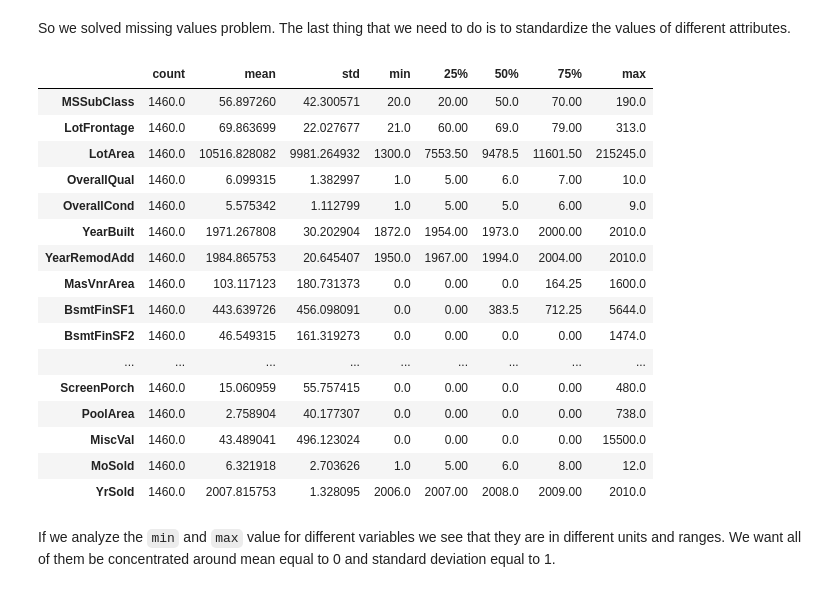
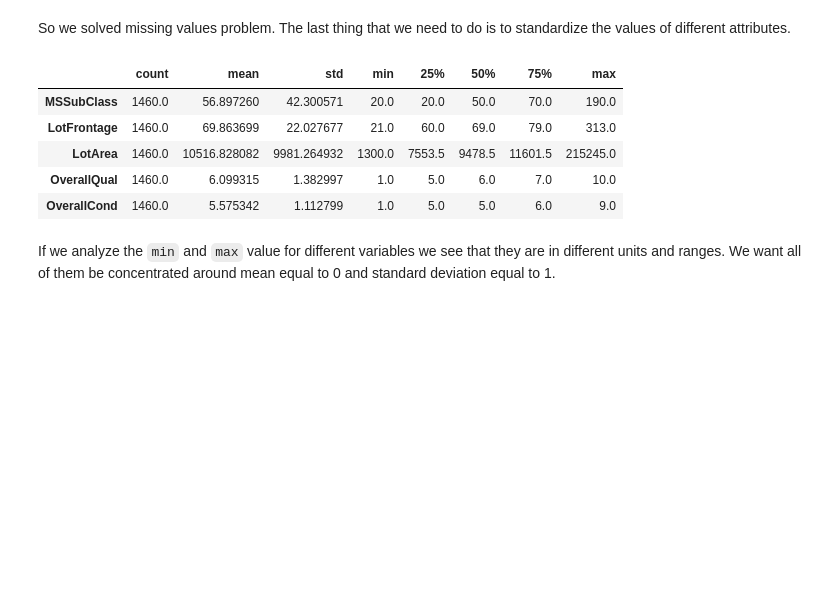
Before and after one commit to msznajder/ames_house_prices_kaggle, a Jupyter notebook: ames_house_prices_kaggle_competition.ipynb, the cells around one changed output. Drawn from its saved outputs; the diff is of its cells as text; code cells hidden in the pictures; blank space fills up the shorter version.

```diff
--- a/ames_house_prices_kaggle_competition.ipynb
+++ b/ames_house_prices_kaggle_competition.ipynb
@@ -274,7 +274,7 @@ memory usage: 422.1 KB
 # %% [markdown]
 First of all we need to get rid of `Id` variable which is not valuable for machine learning modelling purposes.
 # %%
-housing_train_copy = housing_train_copy.drop("Id", axis=1)
+housing_train_prepared = housing_train_prepared.drop("Id", axis=1)
 # %% [markdown]
 Next, in case of three attributes we deal with missing values `LotFrontage`, `MasVnrArea`, `GarageYrBlt`. Let's start with `GarageYrBlt`. It seems that `NaN` values here simply correspond with no garage built at the property.
 # %%
@@ -289,13 +289,13 @@ housing_copy[["GarageYrBlt", "GarageType"]][housing_copy["GarageYrBlt"].isnull()
 # %% [markdown]
 So we will solve the problem with either throing away these 81 cases with no garage, but this way we would discard one class of houses: properties without garages could have lower price which is very informative for our model. That is why we decide to fill all `Nan` values in this attribute with 0 meaning that no garage was built.
 # %%
-housing_train_copy["GarageYrBlt"] = housing_train_copy["GarageYrBlt"].fillna(0)
+housing_train_prepared["GarageYrBlt"] = housing_train_prepared["GarageYrBlt"].fillna(0)
 # %% [markdown]
 The other two variables `LotFrontage`, `MasVnrArea` missing values are measurements of linear feet of street connected to property and masonry veneer area in square feet. We miss these measurements so we will fill them with median value for these variables.
 # %%
-median_lot_frontage = housing_train_copy["LotFrontage"].median()
-housing_train_copy["LotFrontage"] = housing_train_copy["LotFrontage"].fillna(median_lot_frontage)
+median_lot_frontage = housing_train_prepared["LotFrontage"].median()
+housing_train_prepared["LotFrontage"] = housing_train_prepared["LotFrontage"].fillna(median_lot_frontage)
 # %%
-median_mas_vnr_area = housing_train_copy["MasVnrArea"].median()
-housing_train_copy["MasVnrArea"] = housing_train_copy["MasVnrArea"].fillna(median_mas_vnr_area)
+median_mas_vnr_area = housing_train_prepared["MasVnrArea"].median()
+housing_train_prepared["MasVnrArea"] = housing_train_prepared["MasVnrArea"].fillna(median_mas_vnr_area)
 # %%
@@ -321,25 +321,14 @@ memory usage: 410.7 KB
 # %% [markdown]
 So we solved missing values problem. The last thing that we need to do is to standardize the values of different attributes.
 # %%
-housing_train_copy.describe().transpose()
+housing_train_prepared.describe().transpose().head()
 # %% [output]
 |  | count | mean | std | min | 25% | 50% | 75% | max |
-| MSSubClass | 1460.0 | 56.897260 | 42.300571 | 20.0 | 20.00 | 50.0 | 70.00 | 190.0 |
-| LotFrontage | 1460.0 | 69.863699 | 22.027677 | 21.0 | 60.00 | 69.0 | 79.00 | 313.0 |
-| LotArea | 1460.0 | 10516.828082 | 9981.264932 | 1300.0 | 7553.50 | 9478.5 | 11601.50 | 215245.0 |
-| OverallQual | 1460.0 | 6.099315 | 1.382997 | 1.0 | 5.00 | 6.0 | 7.00 | 10.0 |
-| OverallCond | 1460.0 | 5.575342 | 1.112799 | 1.0 | 5.00 | 5.0 | 6.00 | 9.0 |
-| YearBuilt | 1460.0 | 1971.267808 | 30.202904 | 1872.0 | 1954.00 | 1973.0 | 2000.00 | 2010.0 |
-| YearRemodAdd | 1460.0 | 1984.865753 | 20.645407 | 1950.0 | 1967.00 | 1994.0 | 2004.00 | 2010.0 |
-| MasVnrArea | 1460.0 | 103.117123 | 180.731373 | 0.0 | 0.00 | 0.0 | 164.25 | 1600.0 |
-| BsmtFinSF1 | 1460.0 | 443.639726 | 456.098091 | 0.0 | 0.00 | 383.5 | 712.25 | 5644.0 |
-| BsmtFinSF2 | 1460.0 | 46.549315 | 161.319273 | 0.0 | 0.00 | 0.0 | 0.00 | 1474.0 |
-| ... | ... | ... | ... | ... | ... | ... | ... | ... |
-| ScreenPorch | 1460.0 | 15.060959 | 55.757415 | 0.0 | 0.00 | 0.0 | 0.00 | 480.0 |
-| PoolArea | 1460.0 | 2.758904 | 40.177307 | 0.0 | 0.00 | 0.0 | 0.00 | 738.0 |
-| MiscVal | 1460.0 | 43.489041 | 496.123024 | 0.0 | 0.00 | 0.0 | 0.00 | 15500.0 |
-| MoSold | 1460.0 | 6.321918 | 2.703626 | 1.0 | 5.00 | 6.0 | 8.00 | 12.0 |
-| YrSold | 1460.0 | 2007.815753 | 1.328095 | 2006.0 | 2007.00 | 2008.0 | 2009.00 | 2010.0 |
+| MSSubClass | 1460.0 | 56.897260 | 42.300571 | 20.0 | 20.0 | 50.0 | 70.0 | 190.0 |
+| LotFrontage | 1460.0 | 69.863699 | 22.027677 | 21.0 | 60.0 | 69.0 | 79.0 | 313.0 |
+| LotArea | 1460.0 | 10516.828082 | 9981.264932 | 1300.0 | 7553.5 | 9478.5 | 11601.5 | 215245.0 |
+| OverallQual | 1460.0 | 6.099315 | 1.382997 | 1.0 | 5.0 | 6.0 | 7.0 | 10.0 |
+| OverallCond | 1460.0 | 5.575342 | 1.112799 | 1.0 | 5.0 | 5.0 | 6.0 | 9.0 |
 # %% [markdown]
 If we analyze the `min` and `max` value for different variables we see that they are in different units and ranges. We want all of them be concentrated around mean equal to 0 and standard deviation equal to 1.
 # %%
```
Also changed, not shown: parts of 12 cells of this notebook.
